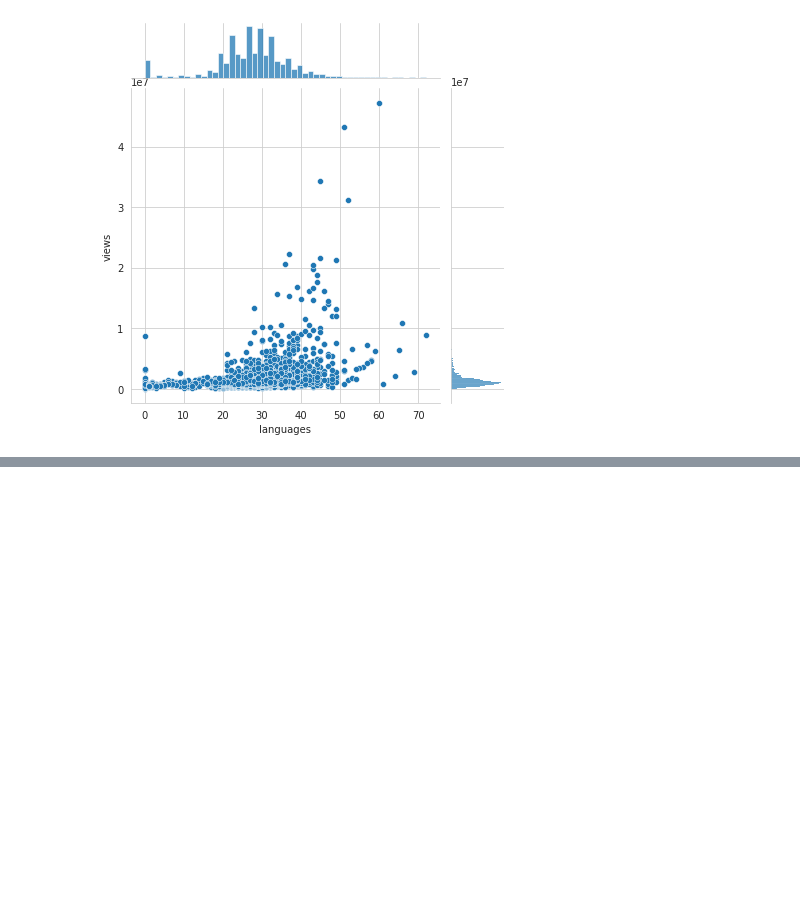
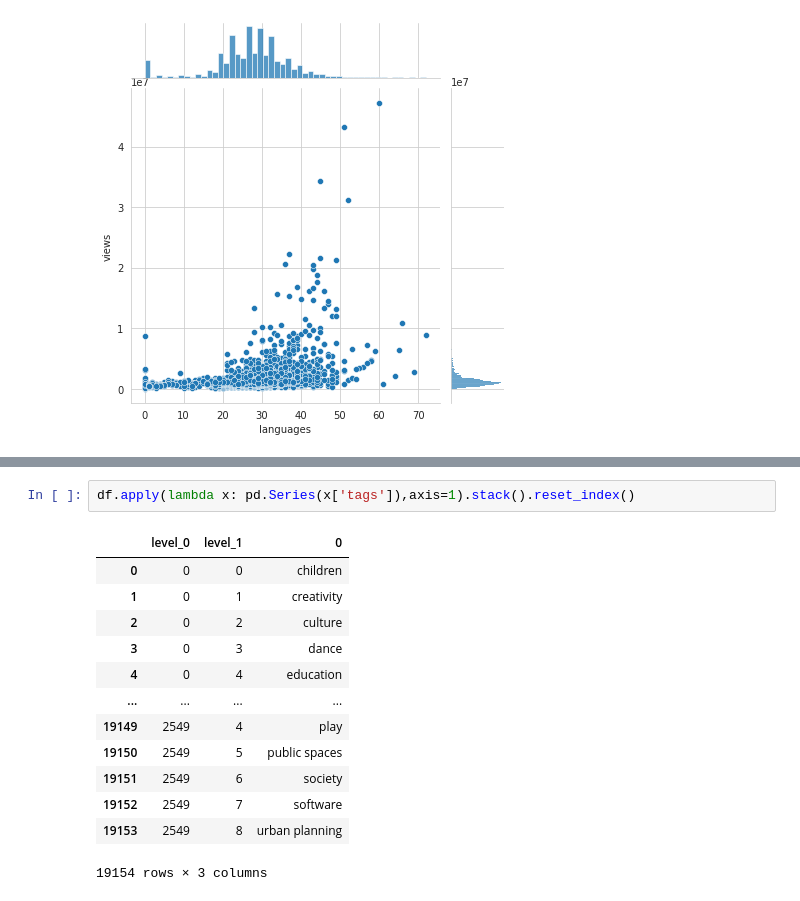
Before and after one commit to jungeun0121/kaggle, a Jupyter notebook: transcription)TED talks.ipynb, the cells around one changed output, grey strips where cells are left out. Cells and saved outputs as stored; diff of their text form; blank space fills up the shorter version.

```diff
--- a/transcription)TED talks.ipynb
+++ b/transcription)TED talks.ipynb
@@ -697,0 +741,16 @@ plt.show()
+# %%
+df.apply(lambda x: pd.Series(x['tags']),axis=1).stack().reset_index()
+# %% [output]
+|  | level_0 | level_1 | 0 |
+| 0 | 0 | 0 | children |
+| 1 | 0 | 1 | creativity |
+| 2 | 0 | 2 | culture |
+| 3 | 0 | 3 | dance |
+| 4 | 0 | 4 | education |
+| ... | ... | ... | ... |
+| 19149 | 2549 | 4 | play |
+| 19150 | 2549 | 5 | public spaces |
+| 19151 | 2549 | 6 | society |
+| 19152 | 2549 | 7 | software |
+| 19153 | 2549 | 8 | urban planning |
+19154 rows × 3 columns
```
Also changed, not shown: parts of 17 cells of this notebook.
